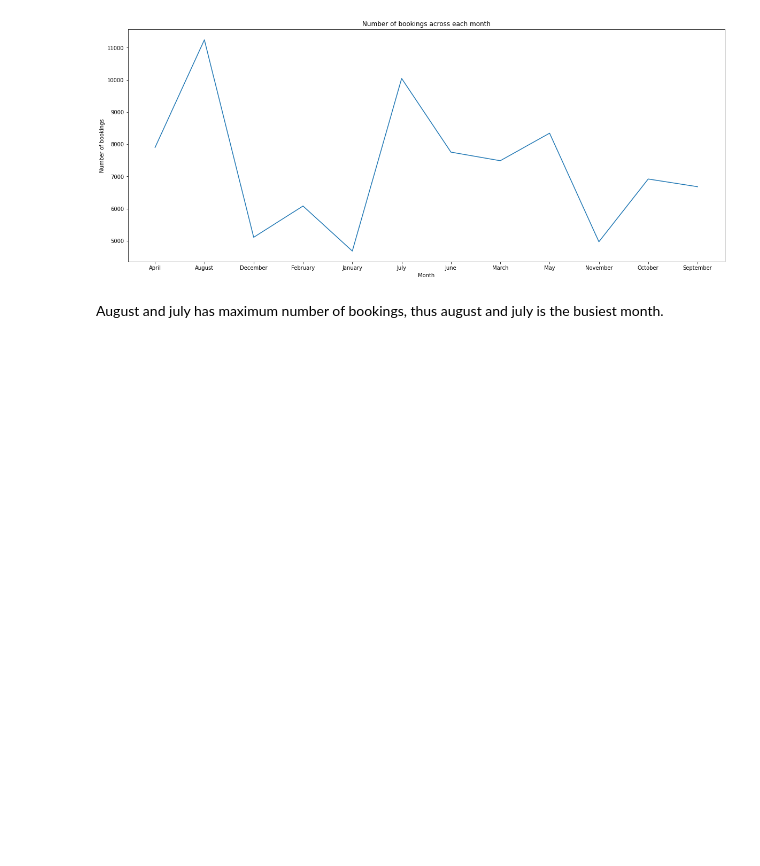
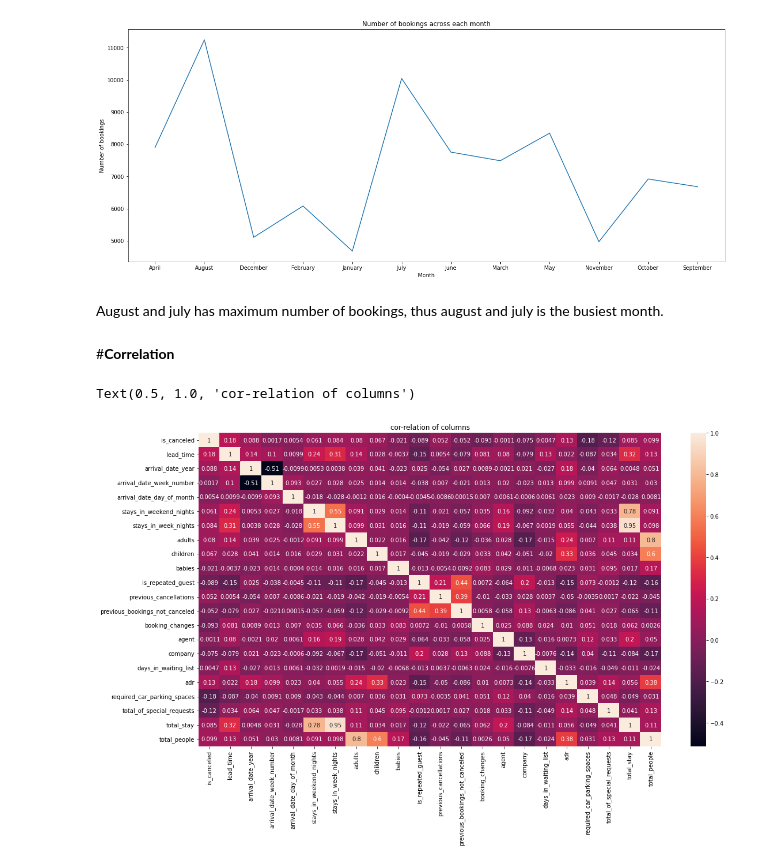
Before and after one commit to Tanushri920/Hotel-booking-analysis, a Jupyter notebook: Hotel_Booking_Analysis_Capstone_Project.ipynb, the cells around one changed output. Saved outputs shown, nothing was run; the diff lists cells and outputs as text; code cells hidden in the pictures; blank space fills up the shorter version.

```diff
--- a/Hotel_Booking_Analysis_Capstone_Project.ipynb
+++ b/Hotel_Booking_Analysis_Capstone_Project.ipynb
@@ -579,3 +579,12 @@ Text(0, 0.5, 'Number of bookings')
 [figure]
 # %% [markdown]
 August and july has maximum number of bookings, thus august and july is the busiest month.
+# %% [markdown]
+#**Correlation**
+# %%
+plt.figure(figsize=(18,10))
+sns.heatmap(df.corr(),annot = True)
+plt.title('cor-relation of columns')
+# %% [output]
+Text(0.5, 1.0, 'cor-relation of columns')
+[figure, added]
```
Also changed, not shown: parts of 7 cells of this notebook.
